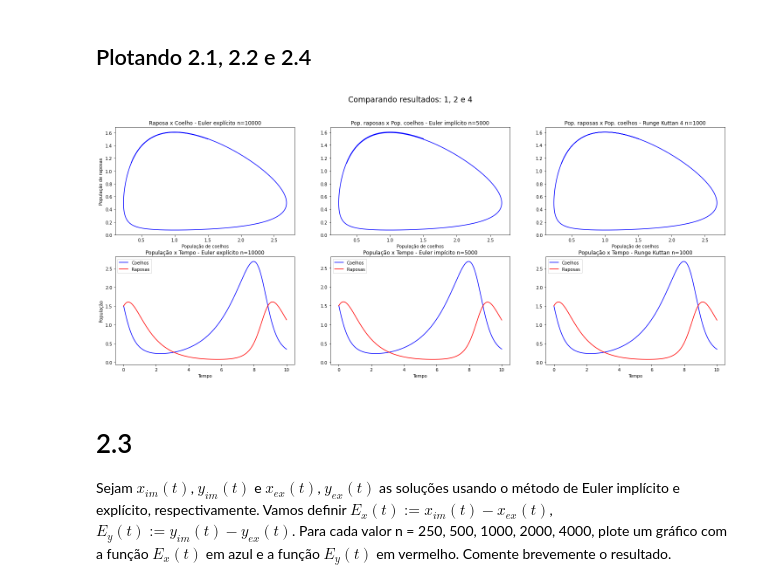
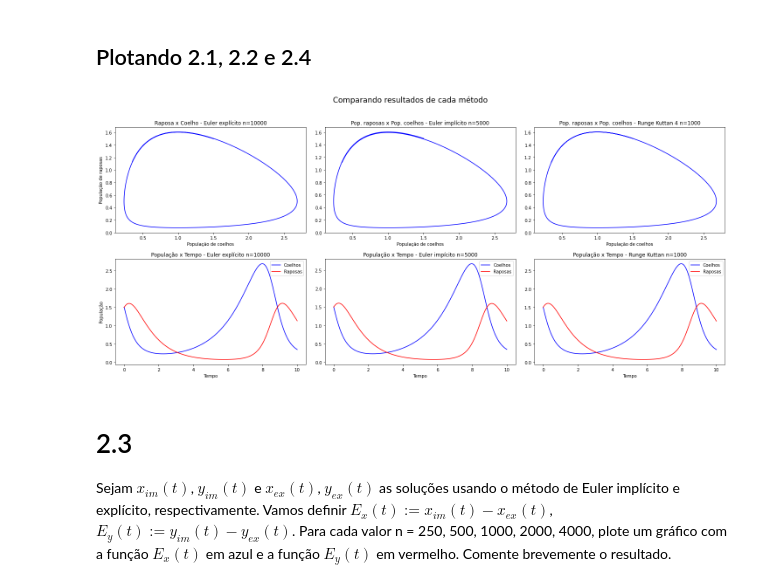
Before and after one commit to enzocardeal/MAP-EP2, a Jupyter notebook: ex2.ipynb, the cells around one changed output. Saved outputs shown, nothing was run; the diff lists cells and outputs as text; code cells hidden in the pictures.

```diff
--- a/ex2.ipynb
+++ b/ex2.ipynb
@@ -231,9 +230,10 @@ plt.show()
 ## Plotando 2.1, 2.2 e 2.4
 # %%
 gs = gridspec.GridSpec(2,3)
+gs.update(wspace=.1, hspace=.25)
 fig = plt.figure(figsize=(25, 10))
-fig.suptitle('Comparando resultados: 1, 2 e 4', size='xx-large')
-
+fig.suptitle('Comparando resultados de cada método', size='xx-large')
+t = np.arange(0, 10.0000000001, 10/1000)
 
 ax1 = plt.subplot(gs[0, 0])
 ax1.set_title('Raposa x Coelho - Euler explícito n=10000')
@@ -248,35 +248,35 @@ plt.xlabel('População de coelhos')
 
 ax3 = plt.subplot(gs[0, 2])
 ax3.set_title('Pop. raposas x Pop. coelhos - Runge Kuttan 4 n=1000')
 plt.plot(R_rk4[:,0], R_rk4[:,1], color='blue')
 plt.xlabel('População de coelhos')
 
 ax4 = plt.subplot(gs[1, 0])
 ax4.set_title('População x Tempo - Euler explícito n=10000')
 plt.plot(t, R_exp[:,0], color='blue', label='Coelhos')
 plt.plot(t, R_exp[:,1], color='red', label='Raposas')
 plt.xlabel('Tempo')
 plt.ylabel('População')
 plt.legend()
 
 ax5 = plt.subplot(gs[1, 1])
 ax5.set_title('População x Tempo - Euler impícito n=5000')
 plt.plot(t, R_imp[:,0], color='blue', label='Coelhos')
 plt.plot(t, R_imp[:,1], color='red', label='Raposas')
 plt.xlabel('Tempo')
 plt.legend()
 
 ax6 = plt.subplot(gs[1, 2])
 ax6.set_title('População x Tempo - Runge Kuttan n=1000')
 plt.plot(t, R_rk4[:,0], color='blue', label='Coelhos')
 plt.plot(t, R_rk4[:,1], color='red', label='Raposas')
 plt.xlabel('Tempo')
 plt.legend()
 
-plt.savefig('teste1', dpi=300)
+plt.savefig('ex_2-compara-metodos-numericos', dpi=300)
 plt.show()
 # %% [output]
-[figure, old version]
+[figure, new version]
 # %% [markdown]
 # 2.3
 Sejam $x_{im}(t)$, $y_{im}(t)$ e $x_{ex}(t)$, $y_{ex}(t)$ as soluções usando o método de Euler implícito e explícito,
```
Also changed, not shown: parts of 2 cells of this notebook, 1 other file.
